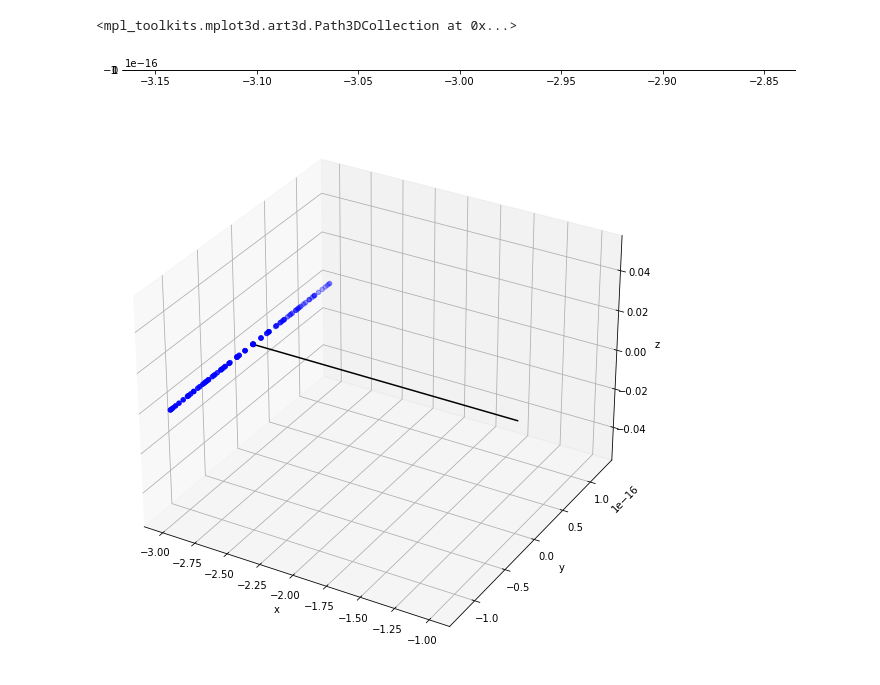
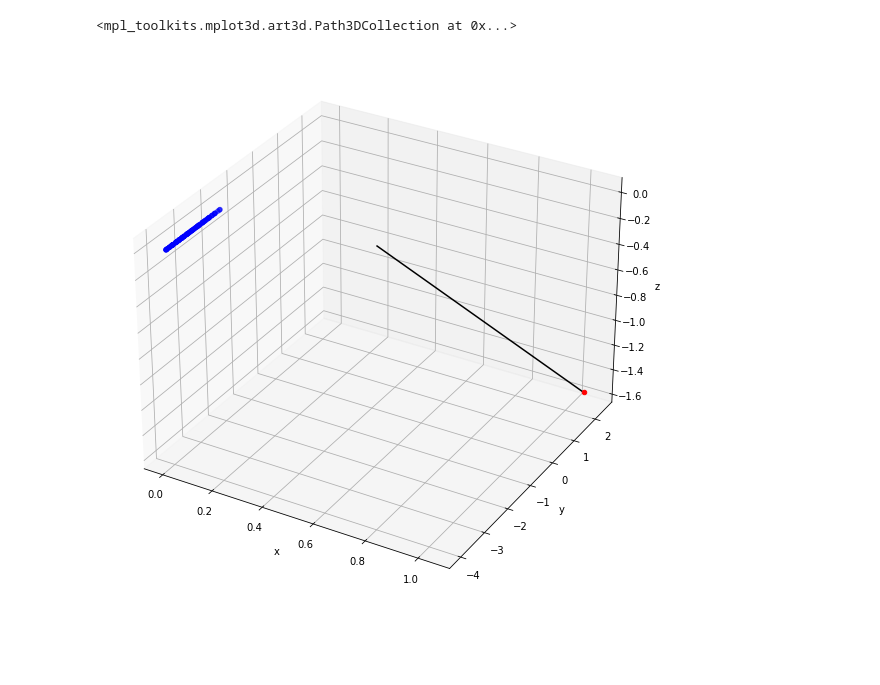
Before and after one commit to cepheid42/cuCBET, a Jupyter notebook: scratch.ipynb, the cells around one changed output. Cells and saved outputs as stored; diff of their text form; code cells hidden in the pictures; blank space fills up the shorter version.

```diff
--- a/scratch.ipynb
+++ b/scratch.ipynb
@@ -98,30 +116,30 @@ for b0 in b_norms:
 
 rays = np.asarray(rays)
 # %%
-beam = bigR * b_norms[0, :]
-b_rays = rays[0, :, :]
+bnum = 5
+beam = bigR * b_norms[bnum, :]
+b_rays = rays[bnum, :, :]
 
 line = np.linspace(R, 2 * R + m * dR, 100)
-beam_line = np.asarray([b_norms[0, :] for i in range(100)]) * line[:, None]
+beam_line = np.asarray([b_norms[bnum, :] for i in range(100)]) * line[:, None]
 
-fig = plt.figure(figsize=(12, 10))
-ax = fig.add_subplot(111)
-ax.set_aspect('equal')
-ax.scatter(beam[0], beam[1])
-ax.scatter(b_rays[:, 0], b_rays[:, 1])
+# fig = plt.figure(figsize=(12, 10))
+# ax = fig.add_subplot(111)
+# ax.set_aspect('equal')
+# ax.scatter(beam[0], beam[1])
+# ax.scatter(b_rays[:, 0], b_rays[:, 1])
 
 fig = plt.figure(figsize=(12, 10))
 ax = fig.add_subplot(111, projection='3d')
 ax.set_xlabel('x')
 ax.set_ylabel('y')
 ax.set_zlabel('z')
 ax.plot(beam_line[:, 0], beam_line[:, 1], beam_line[:, 2], color='k')
 ax.scatter(beam[0], beam[1], beam[2] , color='r')
 ax.scatter(b_rays[:, 0], b_rays[:, 1], b_rays[:, 2], color='b')
 # %% [output]
 <mpl_toolkits.mplot3d.art3d.Path3DCollection at 0x...>
-[figure, old version]
+[figure, new version]
-[figure, removed]
 # %%
 fig = plt.figure(figsize=(12, 10))
 ax = fig.add_subplot(111, projection='3d')
```
Also changed, not shown: parts of 2 cells of this notebook.
